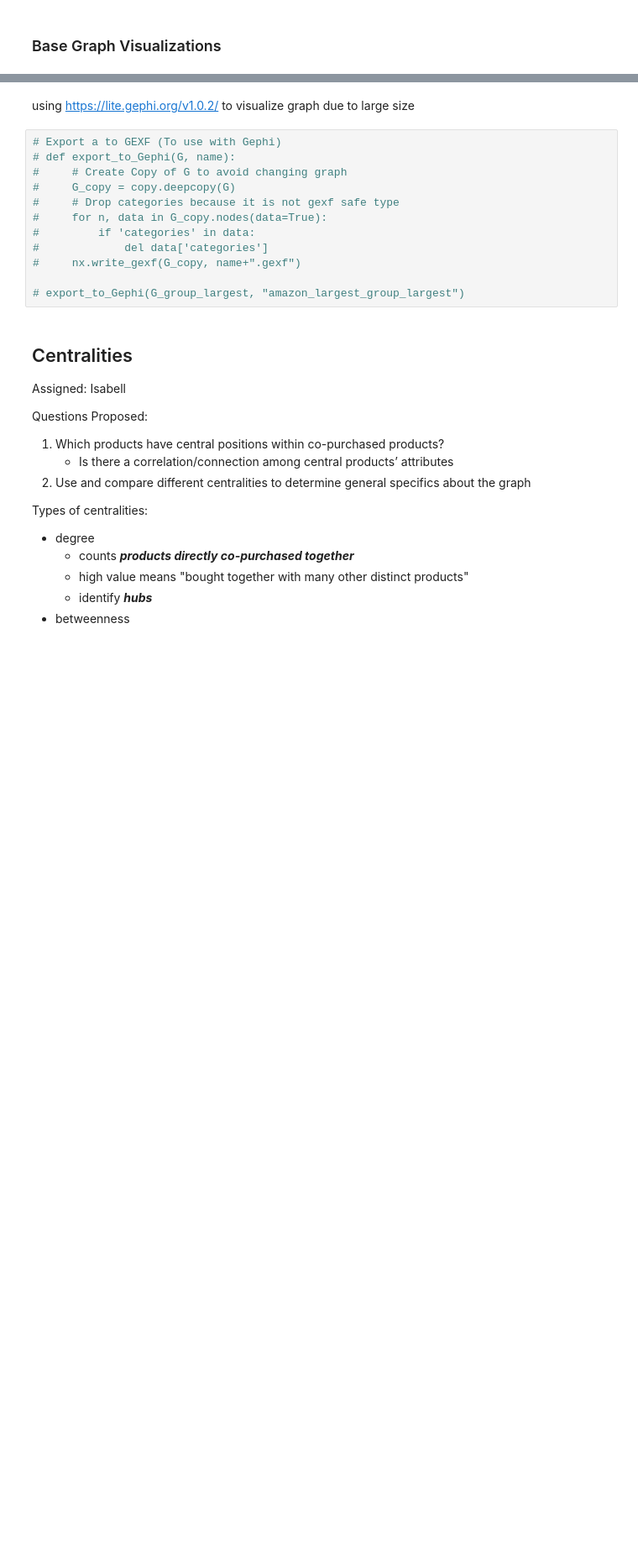
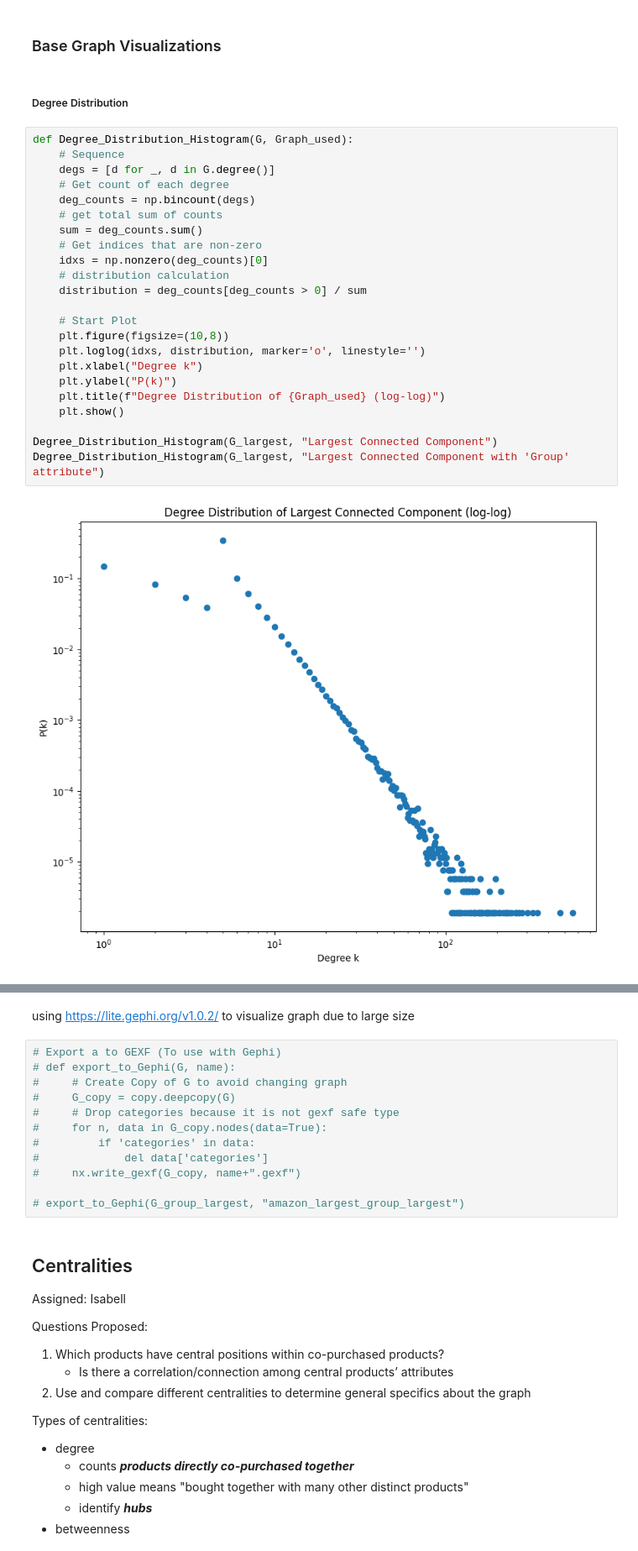
Before and after one commit to ICook094/CS5483_FinalProject, a Jupyter notebook: main.ipynb, the cells around one changed output, grey strips where cells are left out. Shown at 84% size. Saved outputs shown, nothing was run; the diff lists cells and outputs as text; blank space fills up the shorter version.

```diff
--- a/main.ipynb
+++ b/main.ipynb
@@ -265,3 +266,30 @@ All Amazon Graph Data
                          categories → [('Books', 283155), ('Subjects', 1000), ('Religion & Spirituality', 22), ('Christianity', 12290), ('Clergy', 12360), ('Preaching', 12368), ('Sermons', 12370), ('O ...
 # %% [markdown]
 ### Base Graph Visualizations
+# %% [markdown]
+##### Degree Distribution
+# %%
+def Degree_Distribution_Histogram(G, Graph_used):
+    # Sequence
+    degs = [d for _, d in G.degree()]
+    # Get count of each degree
+    deg_counts = np.bincount(degs)
+    # get total sum of counts
+    sum = deg_counts.sum()
+    # Get indices that are non-zero
+    idxs = np.nonzero(deg_counts)[0]
+    # distribution calculation
+    distribution = deg_counts[deg_counts > 0] / sum
+
+    # Start Plot
+    plt.figure(figsize=(10,8))
+    plt.loglog(idxs, distribution, marker='o', linestyle='')
+    plt.xlabel("Degree k")
+    plt.ylabel("P(k)")
+    plt.title(f"Degree Distribution of {Graph_used} (log-log)")
+    plt.show()
+
+Degree_Distribution_Histogram(G_largest, "Largest Connected Component")
+Degree_Distribution_Histogram(G_largest, "Largest Connected Component with 'Group' attribute")
+# %% [output]
+[figure, added]
```
Also changed, not shown: parts of 11 cells of this notebook.
